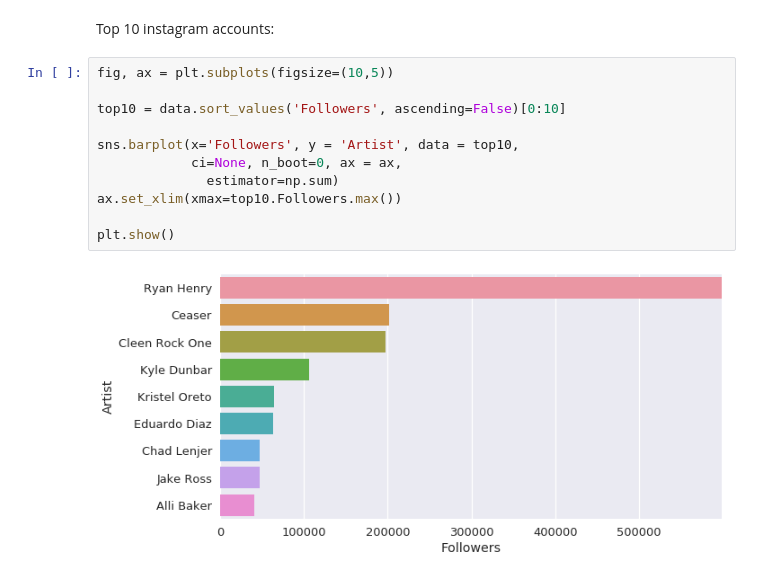
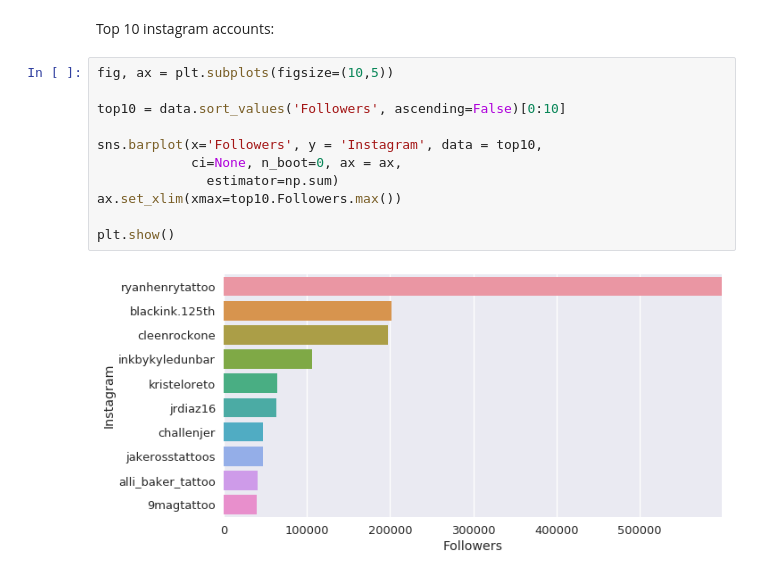
Before and after one commit to modw/playground, a Jupyter notebook: villain-tattoo/visualizing-data.ipynb, the cells around one changed output. Drawn from its saved outputs; the diff is of its cells as text.

Commit message:
top 10 artist -> instagram account

```diff
--- a/villain-tattoo/visualizing-data.ipynb
+++ b/villain-tattoo/visualizing-data.ipynb
@@ -138,13 +138,13 @@ Top 10 instagram accounts:
 # %%
 fig, ax = plt.subplots(figsize=(10,5))
 
 top10 = data.sort_values('Followers', ascending=False)[0:10]
 
-sns.barplot(x='Followers', y = 'Artist', data = top10,
+sns.barplot(x='Followers', y = 'Instagram', data = top10,
             ci=None, n_boot=0, ax = ax,
               estimator=np.sum)
 ax.set_xlim(xmax=top10.Followers.max())
 
 plt.show()
 # %% [output]
-[figure, old version]
+[figure, new version]
```
Also changed, not shown: parts of 1 cell of this notebook.
